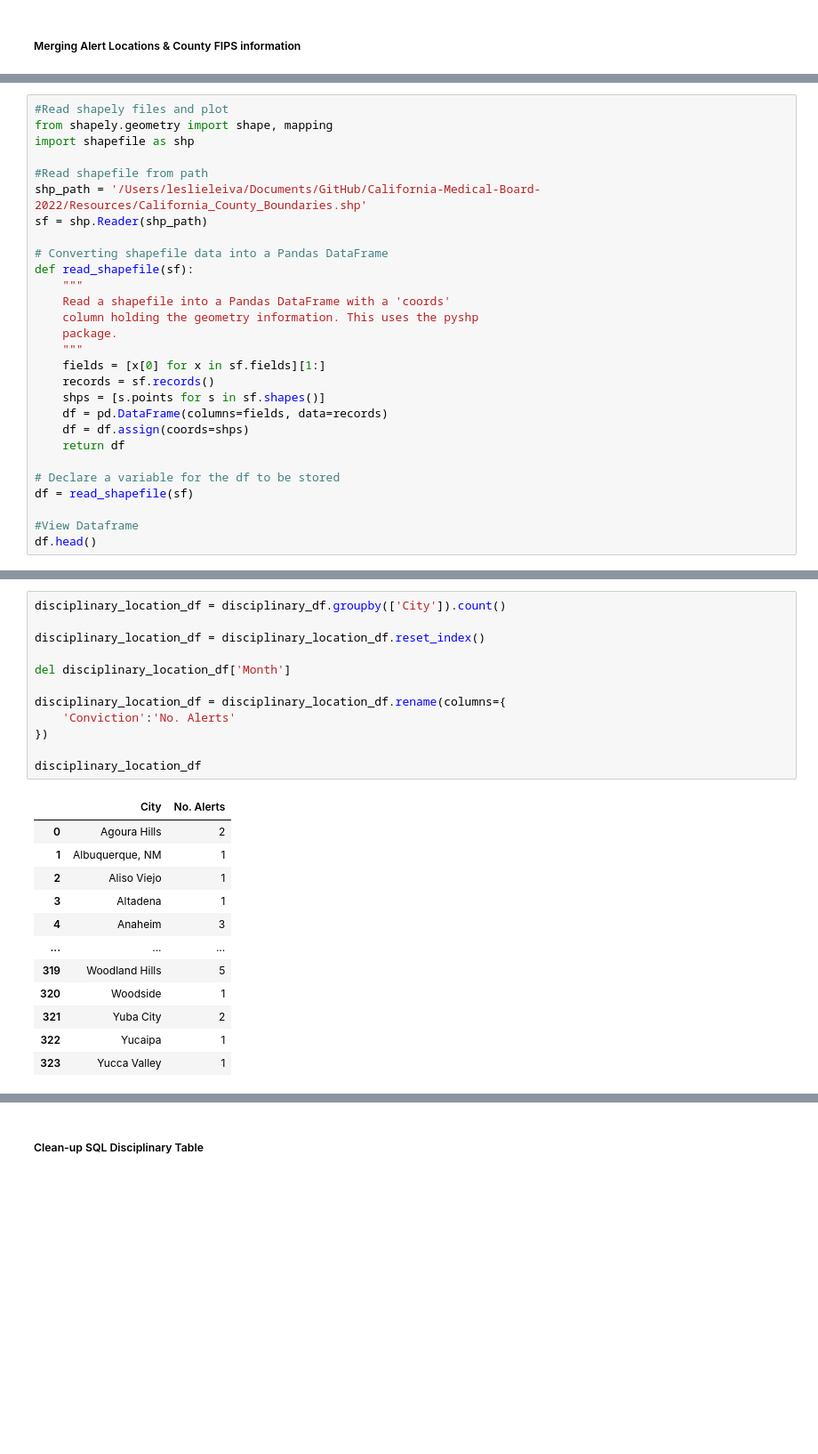
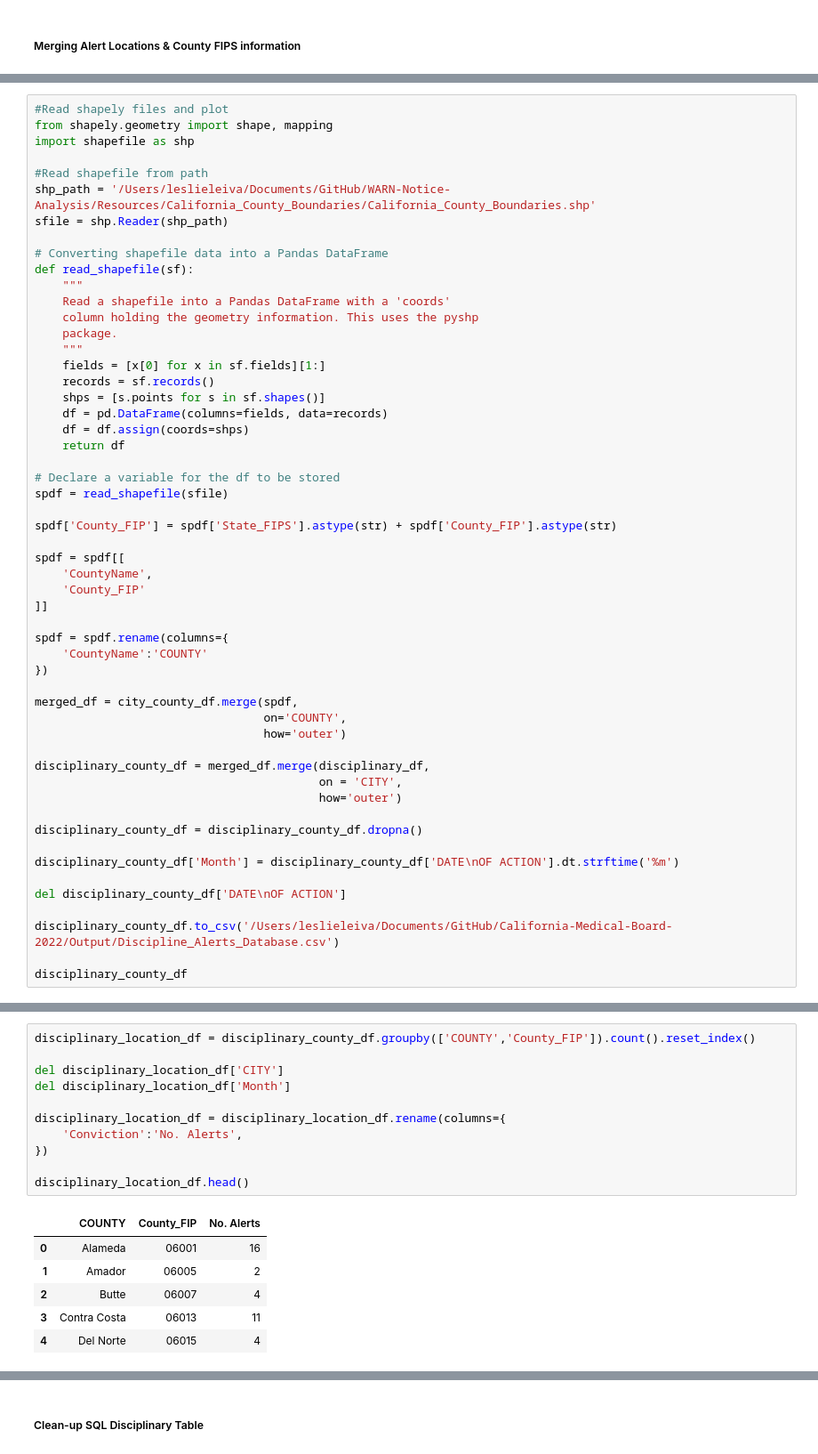
Before and after one commit to lleiva25/California-Medical-Board-2022, a Jupyter notebook: CA Medical Board.ipynb, the cells around one changed output, grey strips where cells are left out. Shown at 89% size. Cells and saved outputs as stored; diff of their text form; blank space fills up the shorter version.

Commit message:
Completed SQL Table cleanup

```diff
--- a/CA Medical Board.ipynb
+++ b/CA Medical Board.ipynb
@@ -241,8 +258,8 @@ from shapely.geometry import shape, mapping
 import shapefile as shp
 
 #Read shapefile from path
-shp_path = '/Users/leslieleiva/Documents/GitHub/California-Medical-Board-2022/Resources/California_County_Boundaries.shp'
-sf = shp.Reader(shp_path)
+shp_path = '/Users/leslieleiva/Documents/GitHub/WARN-Notice-Analysis/Resources/California_County_Boundaries/California_County_Boundaries.shp'
+sfile = shp.Reader(shp_path)
 
 # Converting shapefile data into a Pandas DataFrame
 def read_shapefile(sf):
@@ -259,8 +276,34 @@ def read_shapefile(sf):
     return df
 
 # Declare a variable for the df to be stored
-df = read_shapefile(sf)
+spdf = read_shapefile(sfile)
 
-#View Dataframe
-df.head()
+spdf['County_FIP'] = spdf['State_FIPS'].astype(str) + spdf['County_FIP'].astype(str)
+
+spdf = spdf[[
+    'CountyName',
+    'County_FIP'
+]]
+
+spdf = spdf.rename(columns={
+    'CountyName':'COUNTY'
+})
+
+merged_df = city_county_df.merge(spdf,
+                                 on='COUNTY',
+                                 how='outer')
+
+disciplinary_county_df = merged_df.merge(disciplinary_df,
+                                         on = 'CITY',
+                                         how='outer')
+
+disciplinary_county_df = disciplinary_county_df.dropna()
+
+disciplinary_county_df['Month'] = disciplinary_county_df['DATE\nOF ACTION'].dt.strftime('%m')
+
+del disciplinary_county_df['DATE\nOF ACTION']
+
+disciplinary_county_df.to_csv('/Users/leslieleiva/Documents/GitHub/California-Medical-Board-2022/Output/Discipline_Alerts_Database.csv')
+
+disciplinary_county_df
 # %% [output]
@@ -268,25 +323,18 @@ ShapefileException: Shapefile Reader requires a shapefile or file-like object. (
 # %%
-disciplinary_location_df = disciplinary_df.groupby(['City']).count()
+disciplinary_location_df = disciplinary_county_df.groupby(['COUNTY','County_FIP']).count().reset_index()
 
-disciplinary_location_df = disciplinary_location_df.reset_index()
-
+del disciplinary_location_df['CITY']
 del disciplinary_location_df['Month']
 
 disciplinary_location_df = disciplinary_location_df.rename(columns={
-    'Conviction':'No. Alerts'
+    'Conviction':'No. Alerts',
 })
 
-disciplinary_location_df
+disciplinary_location_df.head()
 # %% [output]
-|  | City | No. Alerts |
-| 0 | Agoura Hills | 2 |
-| 1 | Albuquerque, NM | 1 |
-| 2 | Aliso Viejo | 1 |
-| 3 | Altadena | 1 |
-| 4 | Anaheim | 3 |
-| ... | ... | ... |
-| 319 | Woodland Hills | 5 |
-| 320 | Woodside | 1 |
-| 321 | Yuba City | 2 |
-| 322 | Yucaipa | 1 |
-| 323 | Yucca Valley | 1 |
+|  | COUNTY | County_FIP | No. Alerts |
+| 0 | Alameda | 06001 | 16 |
+| 1 | Amador | 06005 | 2 |
+| 2 | Butte | 06007 | 4 |
+| 3 | Contra Costa | 06013 | 11 |
+| 4 | Del Norte | 06015 | 4 |
```
Also changed, not shown: parts of 30 cells of this notebook, 12 other files.
